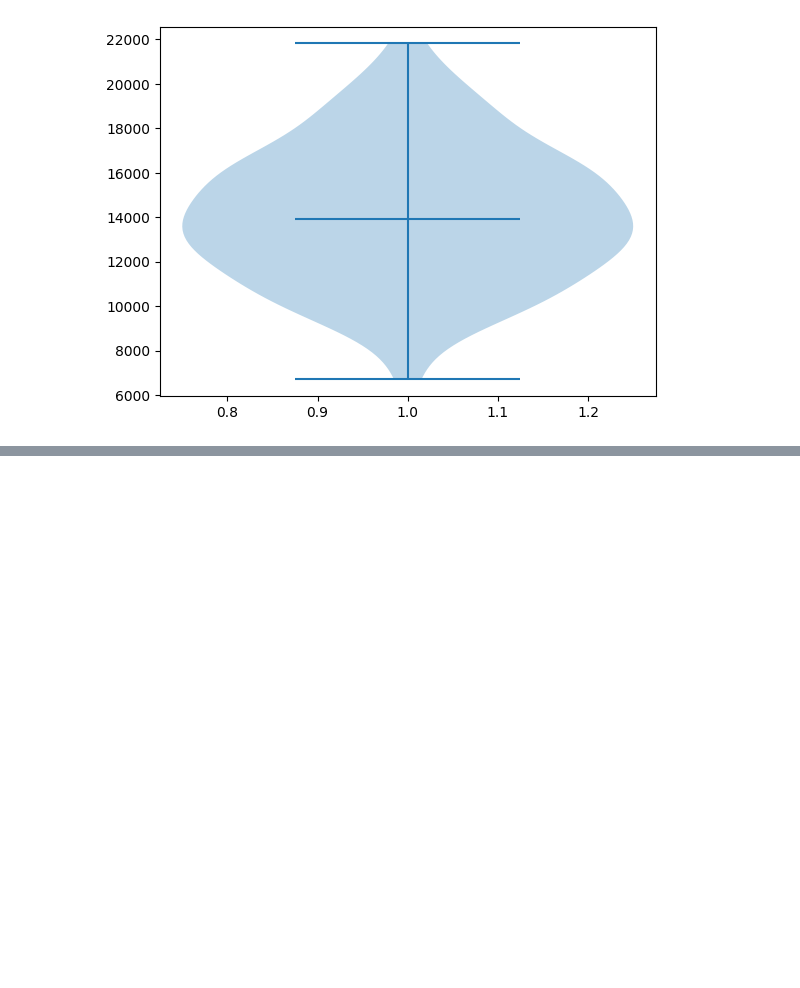
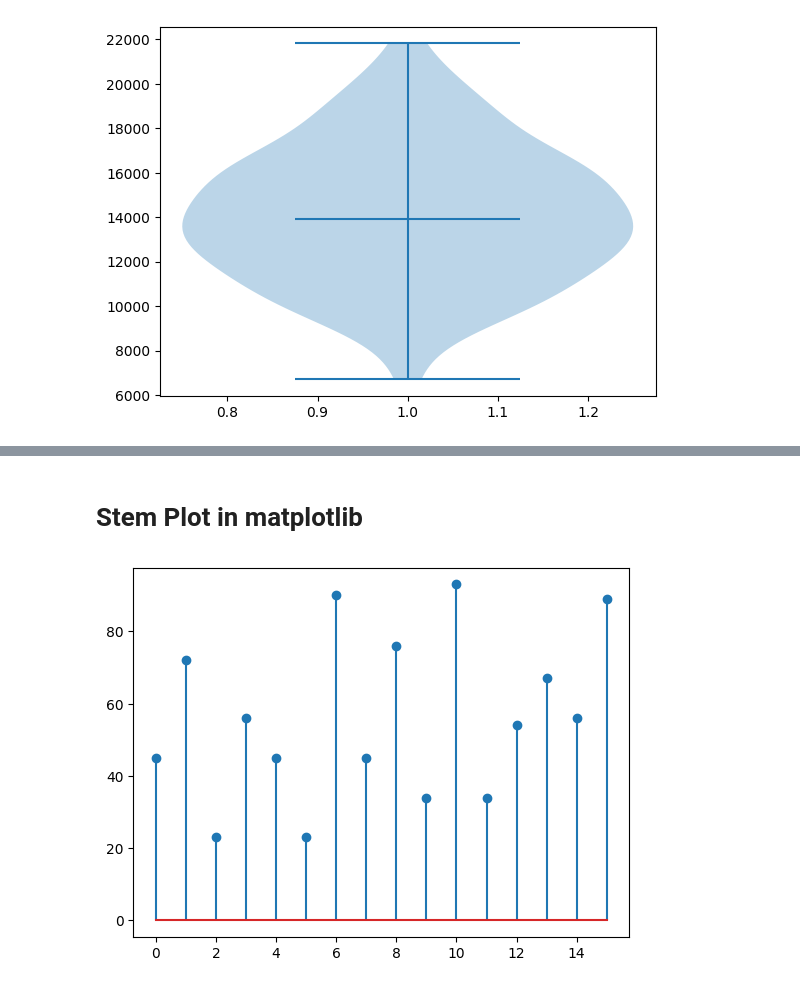
Before and after one commit to DotZohaib/Data-Analytics-Turning-Raw-Data-into-Actionable-Insights, a Jupyter notebook: 35_matplotlib_in_python_Data_Analytics.ipynb, the cells around one changed output, grey strips where cells are left out. Cells and saved outputs as stored; diff of their text form; code cells hidden in the pictures; blank space fills up the shorter version.

```diff
--- a/35_matplotlib_in_python_Data_Analytics.ipynb
+++ b/35_matplotlib_in_python_Data_Analytics.ipynb
@@ -191,0 +195,10 @@ plt.show()
+# %% [markdown]
+<h1>Stem Plot in matplotlib</h1>
+# %%
+import matplotlib.pyplot as plt
+
+df = [45, 72, 23, 56, 45, 23, 90, 45, 76, 34, 93, 34, 54, 67, 56, 89]
+plt.stem(df)
+plt.show()
+# %% [output]
+[figure, added]
```
Also changed, not shown: parts of 16 cells of this notebook, 2 other files.
